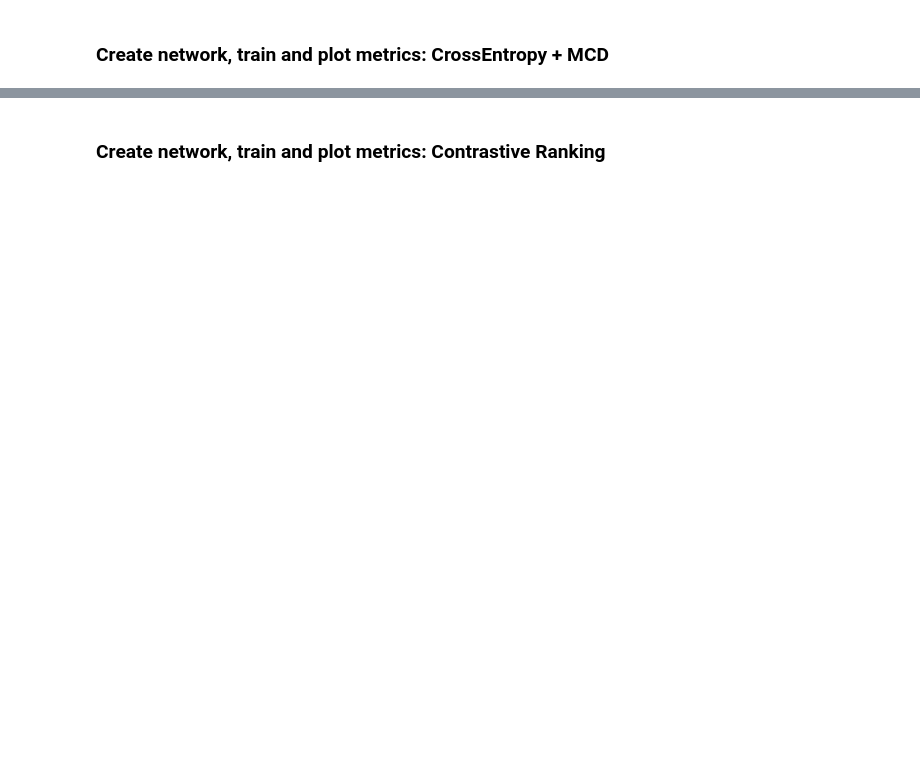
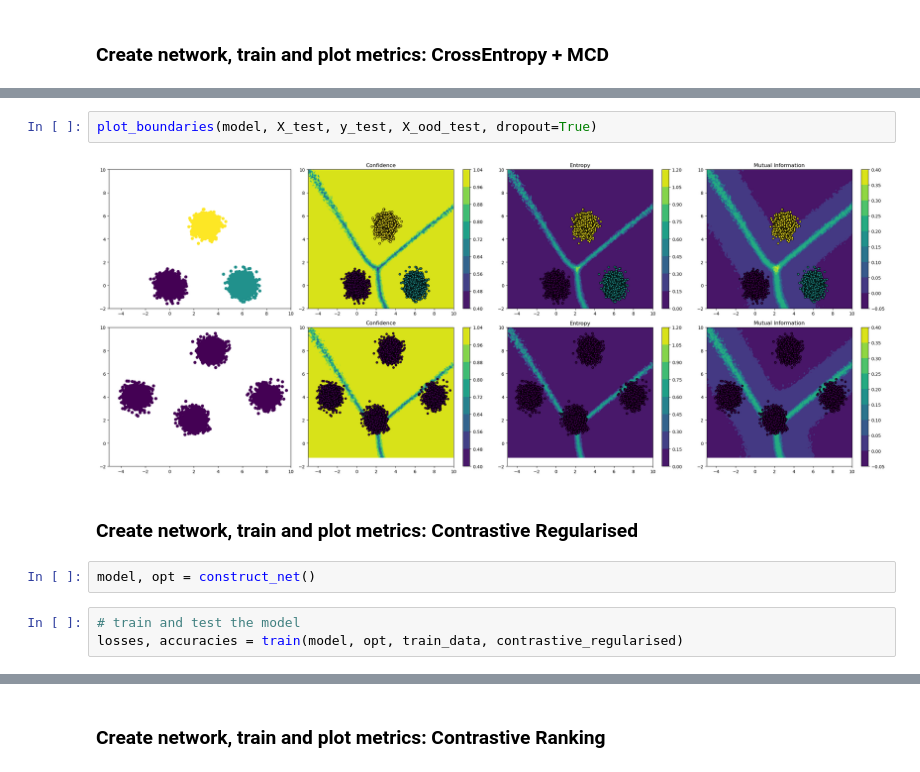
Before and after one commit to kirk86/RAIOOD, a Jupyter notebook: perceptron.ipynb, the cells around one changed output, grey strips where cells are left out. Saved outputs shown, nothing was run; the diff lists cells and outputs as text; blank space fills up the shorter version.

```diff
--- a/perceptron.ipynb
+++ b/perceptron.ipynb
@@ -347,0 +339,11 @@ plot_acc_loss(epochs, losses, accuracies)
+# %%
+plot_boundaries(model, X_test, y_test, X_ood_test, dropout=True)
+# %% [output]
+[figure, added]
+# %% [markdown]
+### Create network, train and plot metrics: Contrastive Regularised
+# %%
+model, opt = construct_net()
+# %%
+# train and test the model
+losses, accuracies = train(model, opt, train_data, contrastive_regularised)
```
Also changed, not shown: parts of 53 cells of this notebook, 4 other files.
